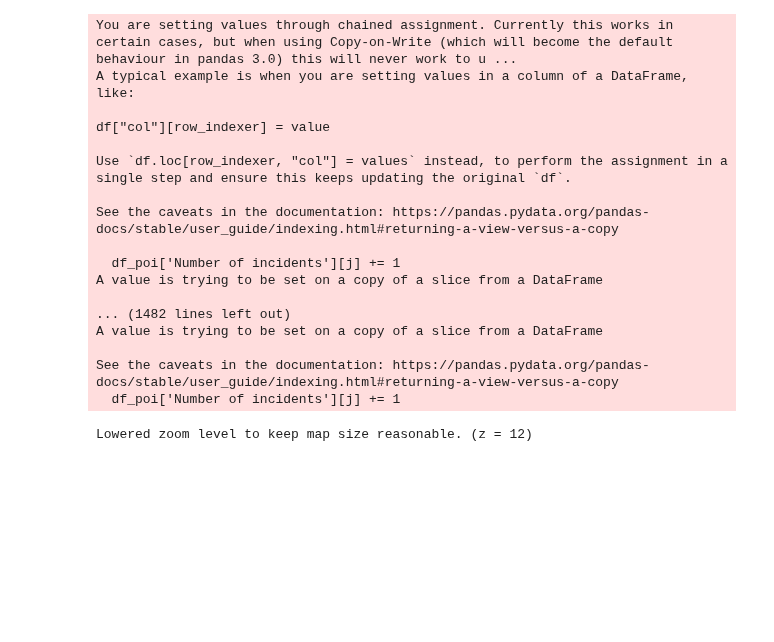
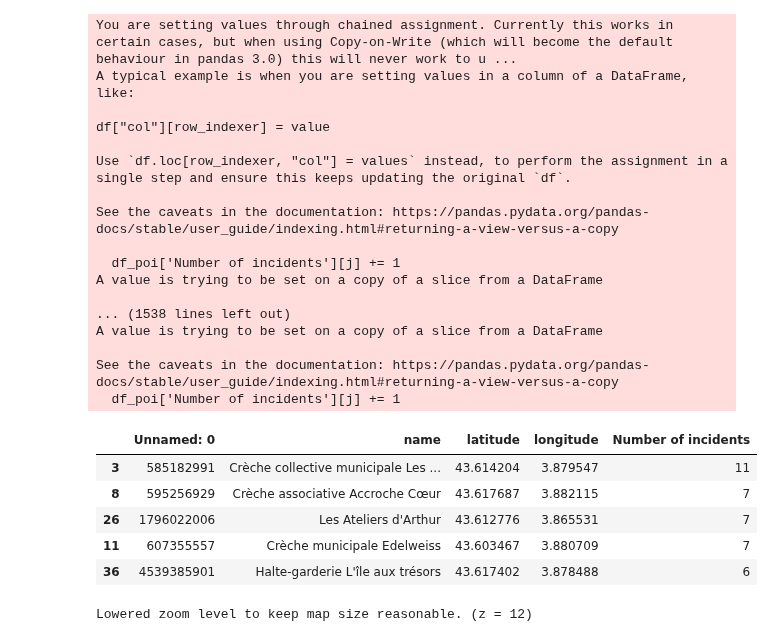
Before and after one commit to chenry02/vigilo-notebooks-bapav, a Jupyter notebook: vigilo2024/Use_case/voiture.ipynb, the cells around one changed output. Saved outputs shown, nothing was run; the diff lists cells and outputs as text; code cells hidden in the pictures; blank space fills up the shorter version.

```diff
--- a/vigilo2024/Use_case/voiture.ipynb
+++ b/vigilo2024/Use_case/voiture.ipynb
@@ -57,34 +61,41 @@ legend_interactive_poi = 'Points d\'intérêt'
 # Creating a column to store the number of incidents
 df_poi['Number of incidents'] = 0
 
 # Calculate the distance between each incident and each POI
 for i, poi in df_incidents.iterrows():
     for j, incident in df_poi.iterrows():
         distance = geopy.distance.great_circle((poi['latitude'], poi['longitude']),
                                                (incident['latitude'], incident['longitude'])).meters
         if distance < BUFFER_SIZE:
             df_poi['Number of incidents'][j] += 1
 
 # Order the dataframe by the number of incidents in the buffer
 df_poi = df_poi.sort_values(by='Number of incidents', ascending=False)
+df_poi.head()
 # %% [output]
 You are setting values through chained assignment. Currently this works in certain cases, but when using Copy-on-Write (which will become the default behaviour in pandas 3.0) this will never work to u ...
 A typical example is when you are setting values in a column of a DataFrame, like:
 
 df["col"][row_indexer] = value
 
 Use `df.loc[row_indexer, "col"] = values` instead, to perform the assignment in a single step and ensure this keeps updating the original `df`.
 
 See the caveats in the documentation: https://pandas.pydata.org/pandas-docs/stable/user_guide/indexing.html#returning-a-view-versus-a-copy
 
   df_poi['Number of incidents'][j] += 1
 A value is trying to be set on a copy of a slice from a DataFrame
 
-... (1482 lines left out)
+... (1538 lines left out)
 A value is trying to be set on a copy of a slice from a DataFrame
 
 See the caveats in the documentation: https://pandas.pydata.org/pandas-docs/stable/user_guide/indexing.html#returning-a-view-versus-a-copy
   df_poi['Number of incidents'][j] += 1
+|  | Unnamed: 0 | name | latitude | longitude | Number of incidents |
+| 3 | 585182991 | Crèche collective municipale Les ... | 43.614204 | 3.879547 | 11 |
+| 8 | 595256929 | Crèche associative Accroche Cœur | 43.617687 | 3.882115 | 7 |
+| 26 | 1796022006 | Les Ateliers d'Arthur | 43.612776 | 3.865531 | 7 |
+| 11 | 607355557 | Crèche municipale Edelweiss | 43.603467 | 3.880709 | 7 |
+| 36 | 4539385901 | Halte-garderie L'île aux trésors | 43.617402 | 3.878488 | 6 |
 # %%
 # Define the bounding box based on the center of incidents
 lat = df_incidents['latitude'].mean()
```
Also changed, not shown: parts of 3 cells of this notebook, 3 other files.
